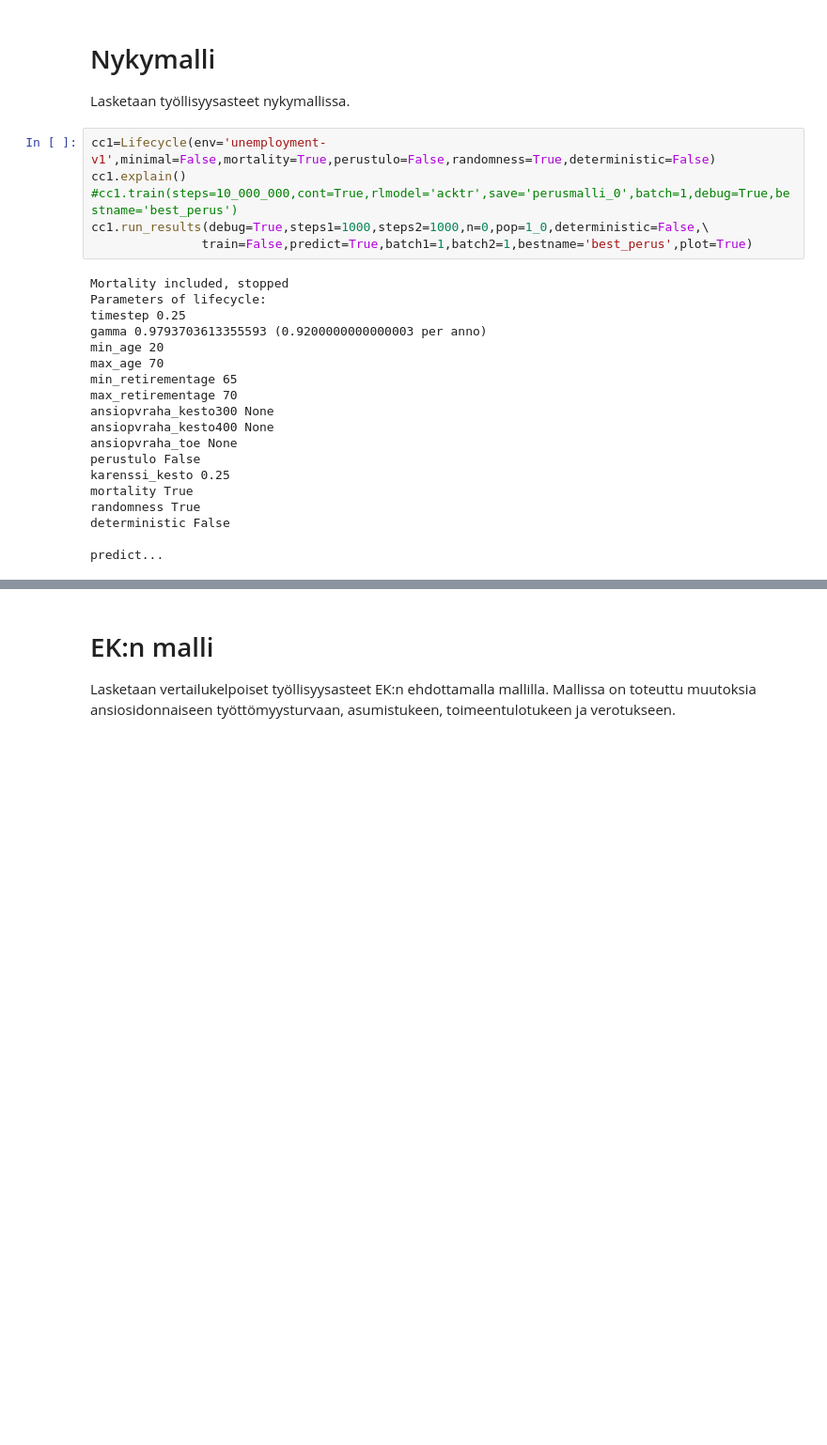
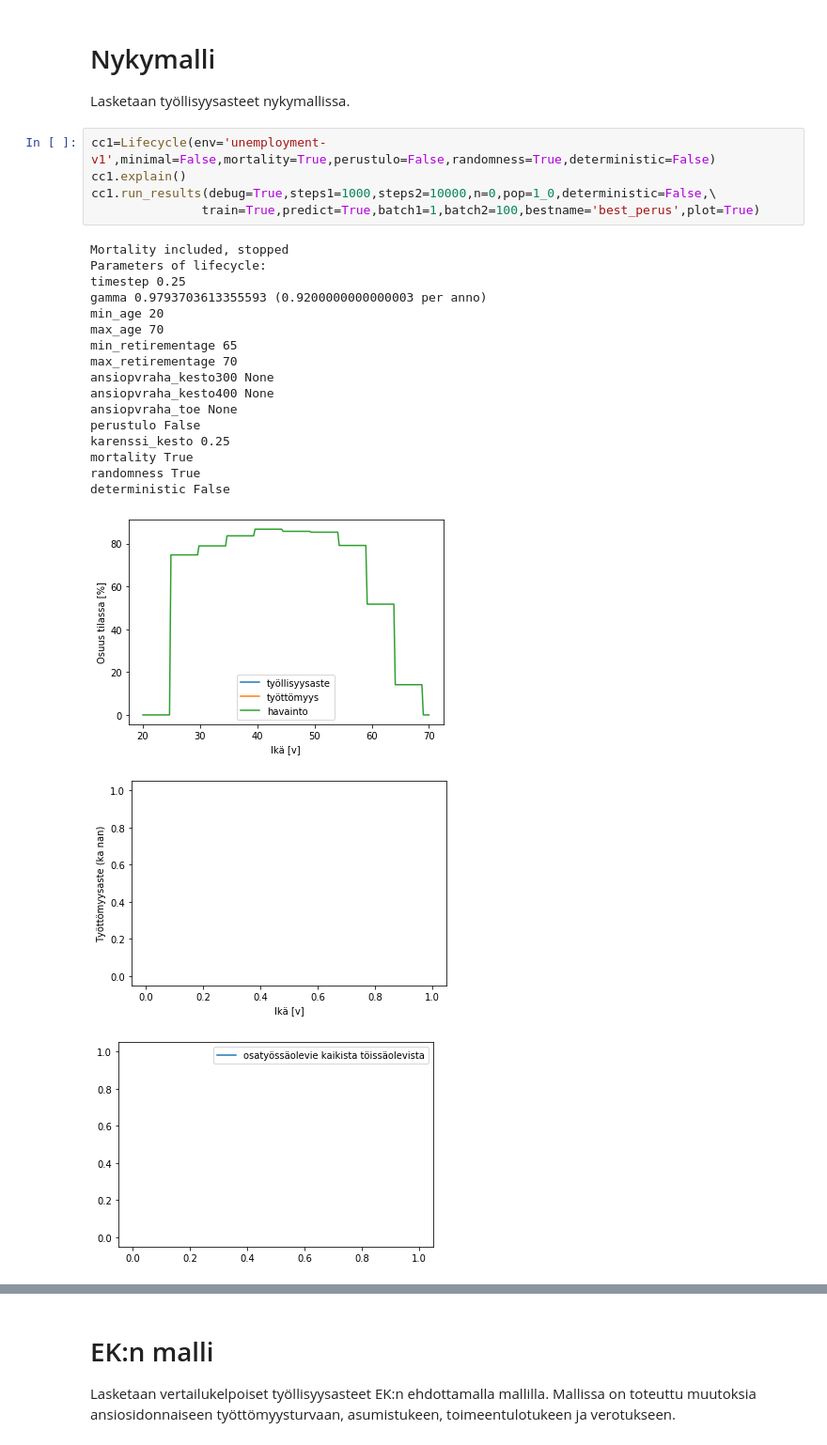
Before and after one commit to ajtanskanen/lifecycle-old-rl, a Jupyter notebook: social security with RL 8.ipynb, the cells around one changed output, grey strips where cells are left out. Shown at 94% size. Cells and saved outputs as stored; diff of their text form; blank space fills up the shorter version.

```diff
--- a/social security with RL 8.ipynb
+++ b/social security with RL 8.ipynb
@@ -47,25 +47,25 @@ Lasketaan työllisyysasteet nykymallissa.
 # %%
 cc1=Lifecycle(env='unemployment-v1',minimal=False,mortality=True,perustulo=False,randomness=True,deterministic=False)
 cc1.explain()
-#cc1.train(steps=10_000_000,cont=True,rlmodel='acktr',save='perusmalli_0',batch=1,debug=True,bestname='best_perus')
-cc1.run_results(debug=True,steps1=1000,steps2=1000,n=0,pop=1_0,deterministic=False,\
-               train=False,predict=True,batch1=1,batch2=1,bestname='best_perus',plot=True)
+cc1.run_results(debug=True,steps1=1000,steps2=10000,n=0,pop=1_0,deterministic=False,\
+               train=True,predict=True,batch1=1,batch2=100,bestname='best_perus',plot=True)
 # %% [output]
 Mortality included, stopped
 Parameters of lifecycle:
 timestep 0.25
 gamma 0.9793703613355593 (0.9200000000000003 per anno)
 min_age 20
 max_age 70
 min_retirementage 65
 max_retirementage 70
 ansiopvraha_kesto300 None
 ansiopvraha_kesto400 None
 ansiopvraha_toe None
 perustulo False
 karenssi_kesto 0.25
 mortality True
 randomness True
 deterministic False
-
-predict...
+[figure, added]
+[figure, added]
+[figure, added]
```
Also changed, not shown: parts of 7 cells of this notebook, 8 other files.
